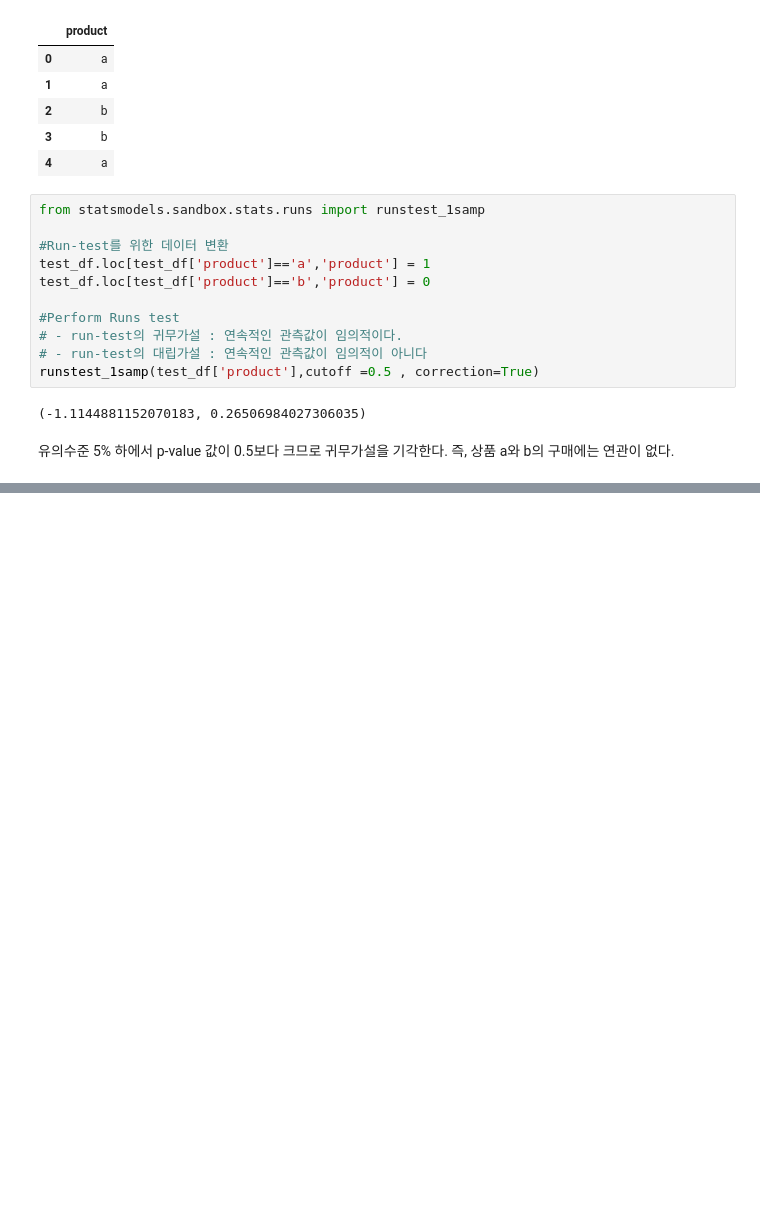
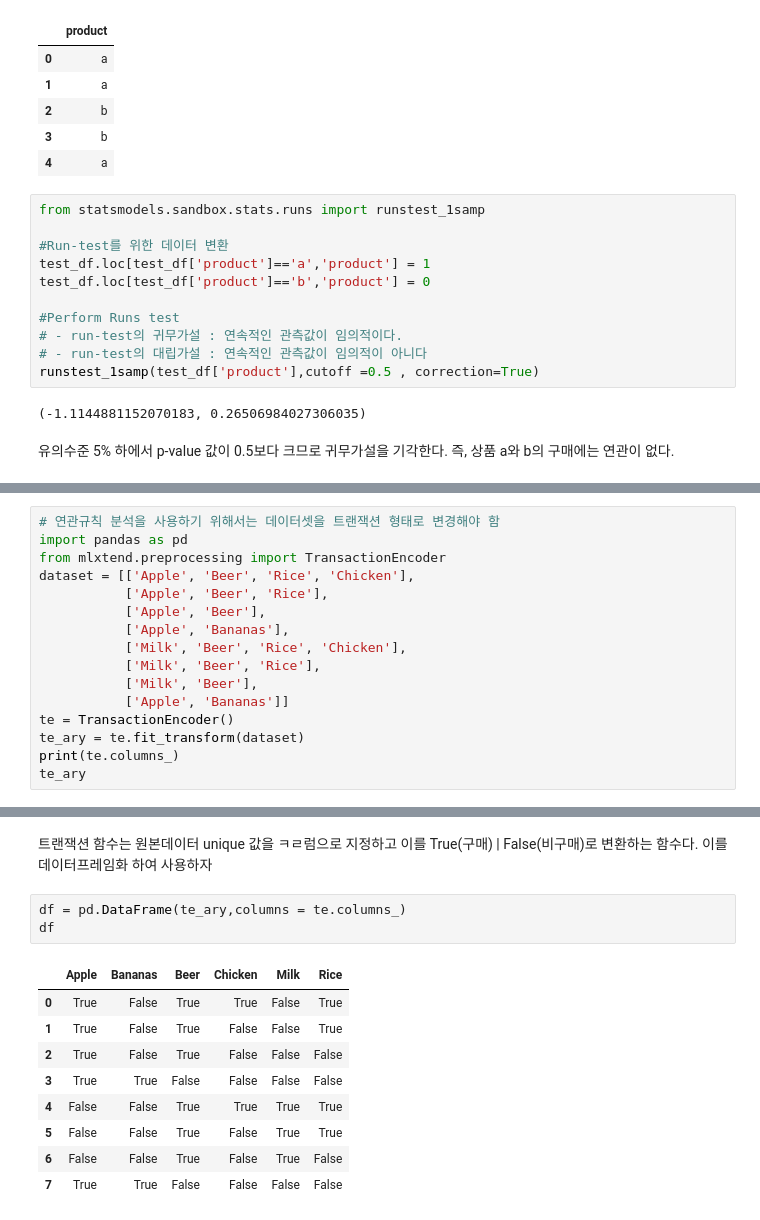
Before and after one commit to AhyunHeo/ADP, a Jupyter notebook: 7-6) Association Analysis.ipynb, the cells around one changed output, grey strips where cells are left out. Cells and saved outputs as stored; diff of their text form; blank space fills up the shorter version.

```diff
--- a/7-6) Association Analysis.ipynb
+++ b/7-6) Association Analysis.ipynb
@@ -54,0 +57,16 @@ Apriori 알고리즘은 모든 품목지ㅏㅂ에 대한 지지도를 전부 계
+# %%
+# 연관규칙 분석을 사용하기 위해서는 데이터셋을 트랜잭션 형태로 변경해야 함
+import pandas as pd
+from mlxtend.preprocessing import TransactionEncoder
+dataset = [['Apple', 'Beer', 'Rice', 'Chicken'],
+           ['Apple', 'Beer', 'Rice'],
+           ['Apple', 'Beer'],
+           ['Apple', 'Bananas'],
+           ['Milk', 'Beer', 'Rice', 'Chicken'],
+           ['Milk', 'Beer', 'Rice'],
+           ['Milk', 'Beer'],
+           ['Apple', 'Bananas']]
+te = TransactionEncoder()
+te_ary = te.fit_transform(dataset)
+print(te.columns_)
+te_ary
@@ -54,0 +83,15 @@ Apriori 알고리즘은 모든 품목지ㅏㅂ에 대한 지지도를 전부 계
+# %% [markdown]
+트랜잭션 함수는 원본데이터 unique 값을 ㅋㄹ럼으로 지정하고 이를 True(구매) | False(비구매)로 변환하는 함수다. 이를 데이터프레임화 하여 사용하자
+# %%
+df = pd.DataFrame(te_ary,columns = te.columns_)
+df
+# %% [output]
+|  | Apple | Bananas | Beer | Chicken | Milk | Rice |
+| 0 | True | False | True | True | False | True |
+| 1 | True | False | True | False | False | True |
+| 2 | True | False | True | False | False | False |
+| 3 | True | True | False | False | False | False |
+| 4 | False | False | True | True | True | True |
+| 5 | False | False | True | False | True | True |
+| 6 | False | False | True | False | True | False |
+| 7 | True | True | False | False | False | False |
```
Also changed, not shown: parts of 14 cells of this notebook, 1 other file.
